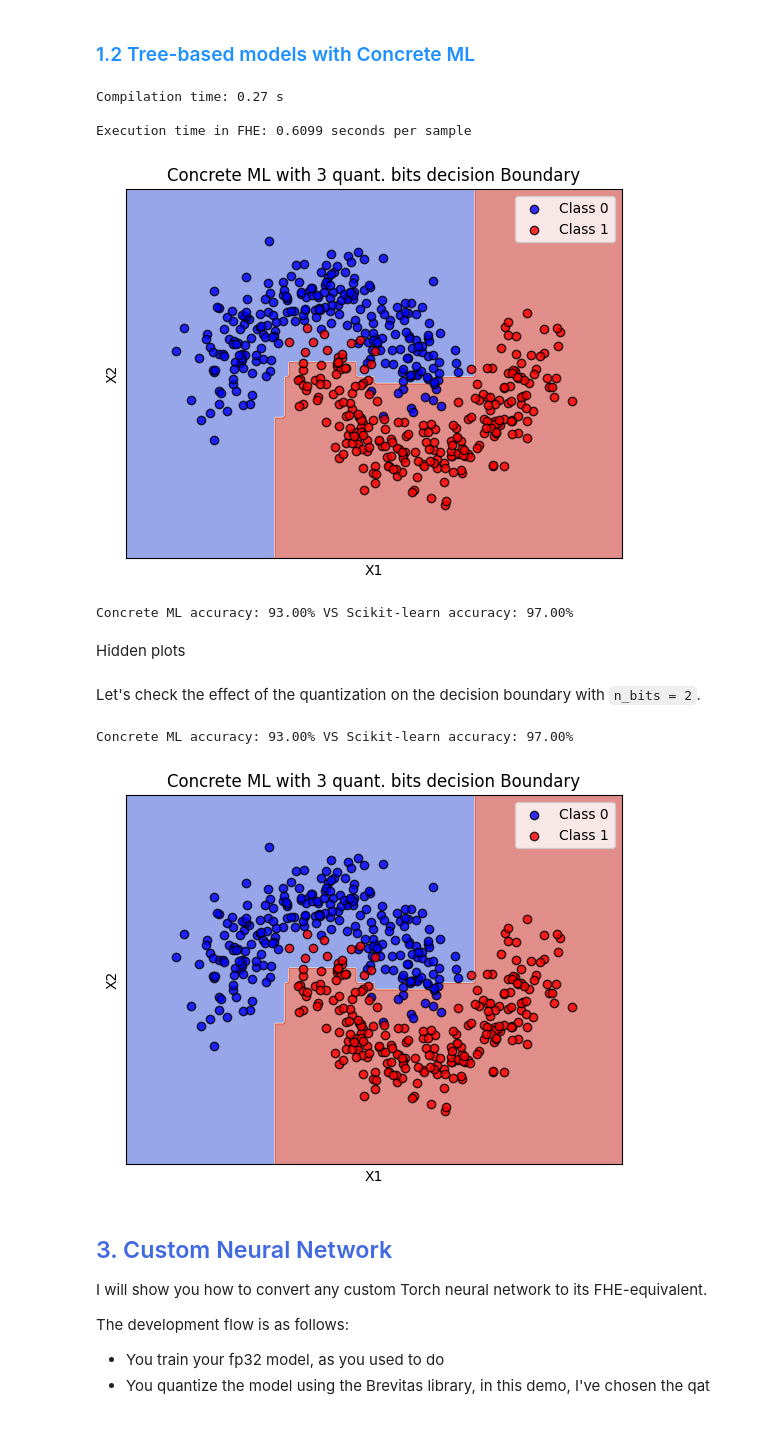
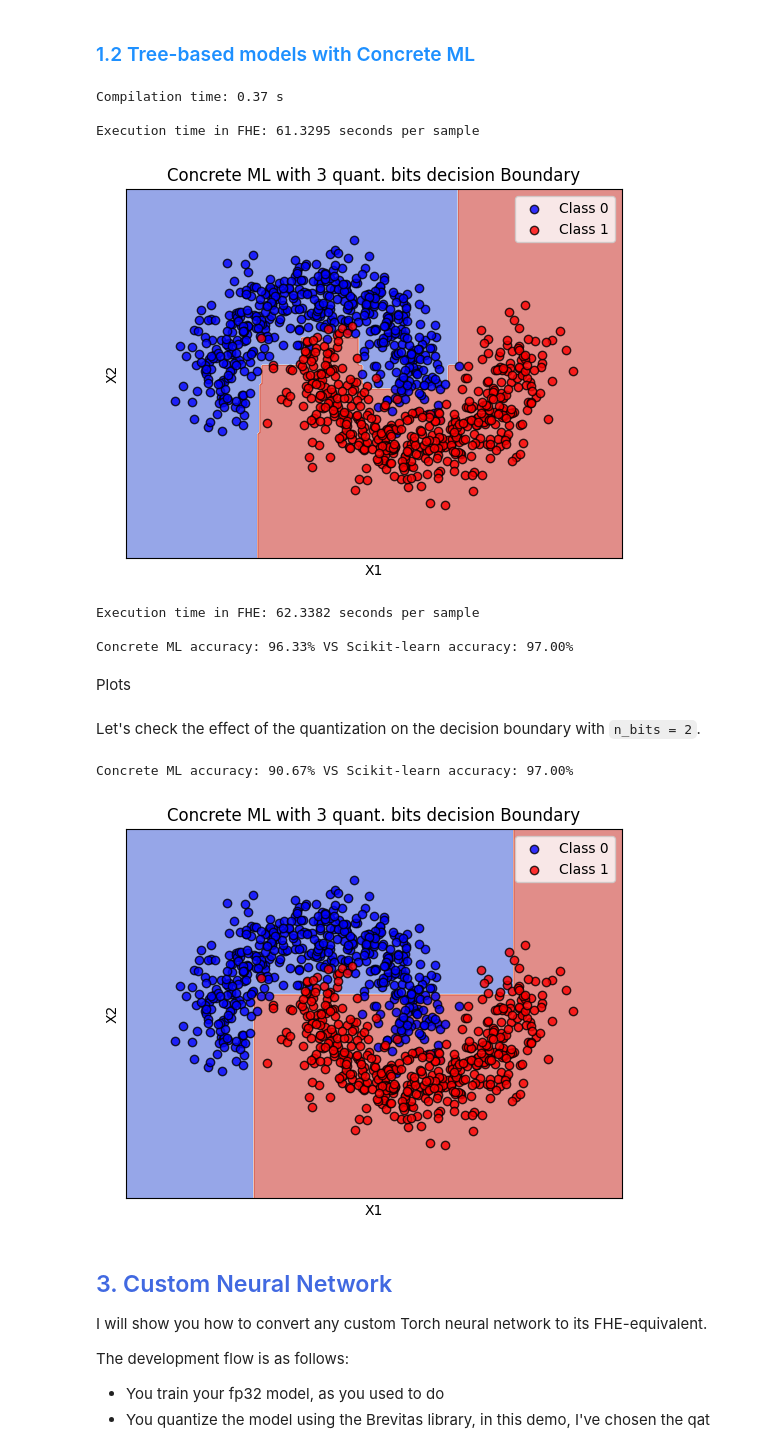
Before and after one commit to qqaatw/concrete-ml, a Jupyter notebook: docs/advanced_examples/ppml_school_demo.ipynb, the cells around one changed output. Cells and saved outputs as stored; diff of their text form; code cells hidden in the pictures.

```diff
--- a/docs/advanced_examples/ppml_school_demo.ipynb
+++ b/docs/advanced_examples/ppml_school_demo.ipynb
@@ -161,7 +161,7 @@ Gentle reminder:
 Tree models are a class of machine learning algorithms that use a tree-like structure to make decisions based on input features. They recursively split the data into subsets, where each subset represents a branch or node in the tree. These models are commonly used for both regression and classification tasks. Tree models, such as Decision Trees and Random Forests, are interpretable and can capture non-linear relationships in the data. They partition the feature space into distinct regions, making them suitable for handling complex decision boundaries and handling missing values.
 # %%
 # Split the data-set into a train and testing sets
-X_train, X_test, y_train, y_test = train_test_split(*moon_dataset, test_size=0.2, random_state=42)
+X_train, X_test, y_train, y_test = train_test_split(*moon_dataset, test_size=0.3, random_state=42)
 
 # Shape
 X_train.shape, X_test.shape
@@ -212,7 +212,8 @@ fhe_circuit.client.keygen(force=False)
 # Real FHE mode
 time_begin = time.time()
 y_pred_fhe = concrete_trees.predict(X_test[0, None], fhe="execute")
-print(f"Execution time in FHE: {(time.time() - time_begin) / len(X_test):.4f} seconds per sample\n")
+time_end = time.time()
+print(f"Execution time in FHE: {(time_end- time_begin):.4f} seconds per sample\n")
 
 # Predict
 y_pred_fhe = concrete_trees.predict(X_test, fhe="simulate")
@@ -222,16 +223,20 @@ plot_decision_boundary(
     concrete_trees, moon_dataset, f"Concrete ML with {concrete_logit.n_bits} quant. bits"
 )
 # %% [output]
-Compilation time: 0.27 s
+Compilation time: 0.37 s
 
-Execution time in FHE: 0.6099 seconds per sample
+Execution time in FHE: 61.3295 seconds per sample
-[figure, old version]
+[figure, new version]
 # %%
+print(f"Execution time in FHE: {(time_end - time_begin):.4f} seconds per sample\n")
+
 print(f"Concrete ML accuracy: {fhe_accuracy:.2%} VS Scikit-learn accuracy: {sklearn_accuracy:.2%}")
 # %% [output]
-Concrete ML accuracy: 93.00% VS Scikit-learn accuracy: 97.00%
+Execution time in FHE: 62.3382 seconds per sample
+
+Concrete ML accuracy: 96.33% VS Scikit-learn accuracy: 97.00%
 # %% [markdown]
-Hidden plots
+Plots
 <!-- from concrete.ml.sklearn import XGBClassifier as ConcreteXGBClassifier
 
 n_bits = [1, 2, 3, 4, 5, 6, 7, 8]
@@ -336,26 +341,26 @@ plt.show()
 # %% [markdown]
 Let's check the effect of the quantization on the decision boundary with `n_bits = 2`.
 # %%
-concrete_trees = ConcreteXGBClassifier(n_bits=9)
+concrete_trees = ConcreteXGBClassifier(n_bits=2)
 
 concrete_trees.fit(X_train, y_train)
 
 fhe_circuit = concrete_trees.compile(X_train)
 
 fhe_circuit.client.keygen(force=False)
 
 y_pred = concrete_trees.predict(X_test, fhe="simulate")
 
 fhe_accuracy = accuracy_score(y_test, y_pred)
 
 print(f"Concrete ML accuracy: {fhe_accuracy:.2%} VS Scikit-learn accuracy: {sklearn_accuracy:.2%}")
 
 plot_decision_boundary(
     concrete_trees, moon_dataset, f"Concrete ML with {concrete_logit.n_bits} quant. bits"
 )
 # %% [output]
-Concrete ML accuracy: 93.00% VS Scikit-learn accuracy: 97.00%
+Concrete ML accuracy: 90.67% VS Scikit-learn accuracy: 97.00%
-[figure, old version]
+[figure, new version]
 # %% [markdown]
 ## <span style="color:royalblue">3. Custom Neural Network </span>
 
```
Also changed, not shown: parts of 21 cells of this notebook, 1 other file.
